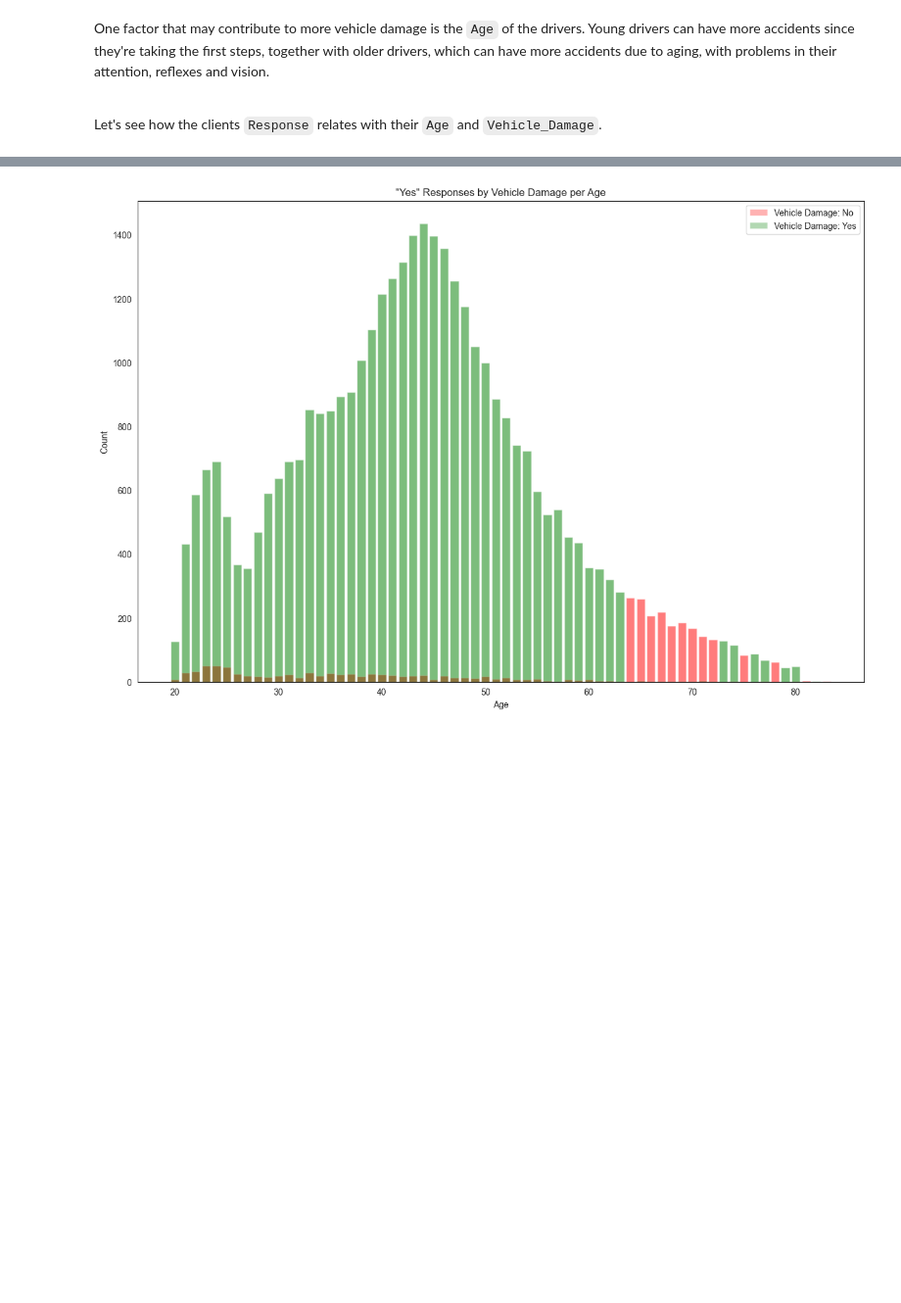
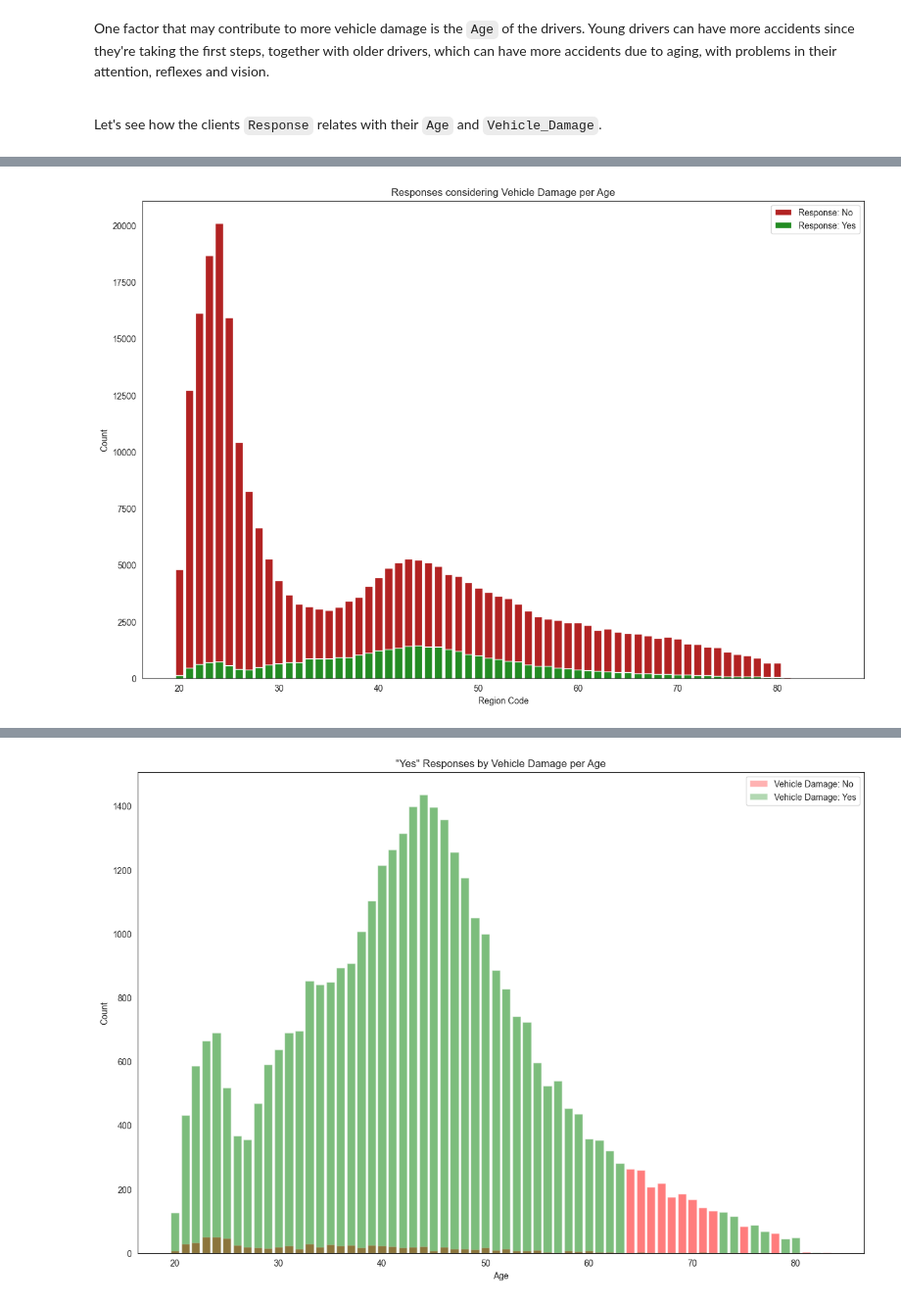
Before and after one commit to HugoTex98/Health-Insurance-Cross-Sell-Prediction, a Jupyter notebook: Health_Insurance_Cross_Sell_Prediction.ipynb, the cells around one changed output, grey strips where cells are left out. Shown at 98% size. Cells and saved outputs as stored; diff of their text form; code cells hidden in the pictures; blank space fills up the shorter version.

```diff
--- a/Health_Insurance_Cross_Sell_Prediction.ipynb
+++ b/Health_Insurance_Cross_Sell_Prediction.ipynb
@@ -326,3 +326,10 @@ One factor that may contribute to more vehicle damage is the `Age` of the driver
 <br><br>
 
 Let's see how the clients `Response` relates with their `Age` and `Vehicle_Damage`.
+# %%
+damage_age_resp = df_train.groupby(["Age",
+                                    "Response"])["Vehicle_Damage"] \
+                                    .count().to_frame("count").reset_index()
+
+damage_age_resp["Response"] = damage_age_resp["Response"].replace({0:"No", 1:"Yes"})
+damage_age_resp
@@ -328,0 +350,11 @@ Let's see how the clients `Response` relates with their `Age` and `Vehicle_Damag
+# %%
+plt.figure(figsize=(15,10))
+plt.xlabel('Region Code')
+plt.ylabel('Count')
+plt.title('Responses considering Vehicle Damage per Age')
+stacked_bars = plt.bar(damage_age_resp['Age'], damage_age_resp['count'],
+                       color=['firebrick', 'forestgreen']) # , alpha=0.6
+plt.legend(stacked_bars, ['Response: No', 'Response: Yes'])
+plt.show()
+# %% [output]
+[figure, added]
```
Also changed, not shown: parts of 7 cells of this notebook.
